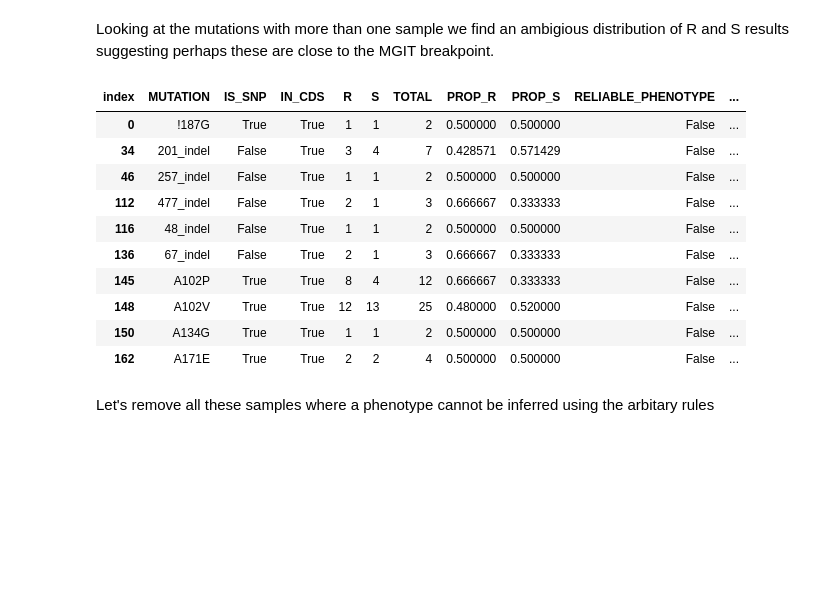
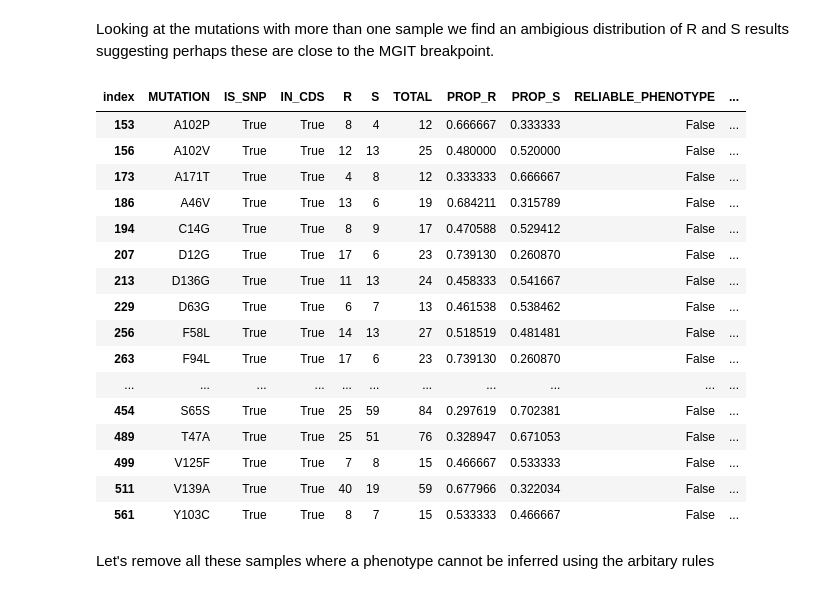
Before and after one commit to fowler-lab/predict-pyrazinamide-resistance, a Jupyter notebook: 1-create-dataset-validation.ipynb, the cells around one changed output. Cells and saved outputs as stored; diff of their text form; code cells hidden in the pictures; blank space fills up the shorter version.

```diff
--- a/1-create-dataset-validation.ipynb
+++ b/1-create-dataset-validation.ipynb
@@ -152,19 +152,25 @@ Name: TOTAL, dtype: int64
 # %% [markdown]
 Looking at the mutations with more than one sample we find an ambigious distribution of R and S results suggesting perhaps these are close to the MGIT breakpoint.
 # %%
-VALIDATION[(~VALIDATION.RELIABLE_PHENOTYPE) & (VALIDATION.TOTAL>1)][:10]
+VALIDATION[(~VALIDATION.RELIABLE_PHENOTYPE) & (VALIDATION.TOTAL>10)]
 # %% [output]
 | index | MUTATION | IS_SNP | IN_CDS | R | S | TOTAL | PROP_R | PROP_S | RELIABLE_PHENOTYPE | ... |
-| 0 | !187G | True | True | 1 | 1 | 2 | 0.500000 | 0.500000 | False | ... |
-| 34 | 201_indel | False | True | 3 | 4 | 7 | 0.428571 | 0.571429 | False | ... |
-| 46 | 257_indel | False | True | 1 | 1 | 2 | 0.500000 | 0.500000 | False | ... |
-| 112 | 477_indel | False | True | 2 | 1 | 3 | 0.666667 | 0.333333 | False | ... |
-| 116 | 48_indel | False | True | 1 | 1 | 2 | 0.500000 | 0.500000 | False | ... |
-| 136 | 67_indel | False | True | 2 | 1 | 3 | 0.666667 | 0.333333 | False | ... |
-| 145 | A102P | True | True | 8 | 4 | 12 | 0.666667 | 0.333333 | False | ... |
-| 148 | A102V | True | True | 12 | 13 | 25 | 0.480000 | 0.520000 | False | ... |
-| 150 | A134G | True | True | 1 | 1 | 2 | 0.500000 | 0.500000 | False | ... |
-| 162 | A171E | True | True | 2 | 2 | 4 | 0.500000 | 0.500000 | False | ... |
+| 153 | A102P | True | True | 8 | 4 | 12 | 0.666667 | 0.333333 | False | ... |
+| 156 | A102V | True | True | 12 | 13 | 25 | 0.480000 | 0.520000 | False | ... |
+| 173 | A171T | True | True | 4 | 8 | 12 | 0.333333 | 0.666667 | False | ... |
+| 186 | A46V | True | True | 13 | 6 | 19 | 0.684211 | 0.315789 | False | ... |
+| 194 | C14G | True | True | 8 | 9 | 17 | 0.470588 | 0.529412 | False | ... |
+| 207 | D12G | True | True | 17 | 6 | 23 | 0.739130 | 0.260870 | False | ... |
+| 213 | D136G | True | True | 11 | 13 | 24 | 0.458333 | 0.541667 | False | ... |
+| 229 | D63G | True | True | 6 | 7 | 13 | 0.461538 | 0.538462 | False | ... |
+| 256 | F58L | True | True | 14 | 13 | 27 | 0.518519 | 0.481481 | False | ... |
+| 263 | F94L | True | True | 17 | 6 | 23 | 0.739130 | 0.260870 | False | ... |
+| ... | ... | ... | ... | ... | ... | ... | ... | ... | ... | ... |
+| 454 | S65S | True | True | 25 | 59 | 84 | 0.297619 | 0.702381 | False | ... |
+| 489 | T47A | True | True | 25 | 51 | 76 | 0.328947 | 0.671053 | False | ... |
+| 499 | V125F | True | True | 7 | 8 | 15 | 0.466667 | 0.533333 | False | ... |
+| 511 | V139A | True | True | 40 | 19 | 59 | 0.677966 | 0.322034 | False | ... |
+| 561 | Y103C | True | True | 8 | 7 | 15 | 0.533333 | 0.466667 | False | ... |
 # %% [markdown]
 Let's remove all these samples where a phenotype cannot be inferred using the arbitary rules
 # %%
```
Also changed, not shown: parts of 23 cells of this notebook, 8 other files.
